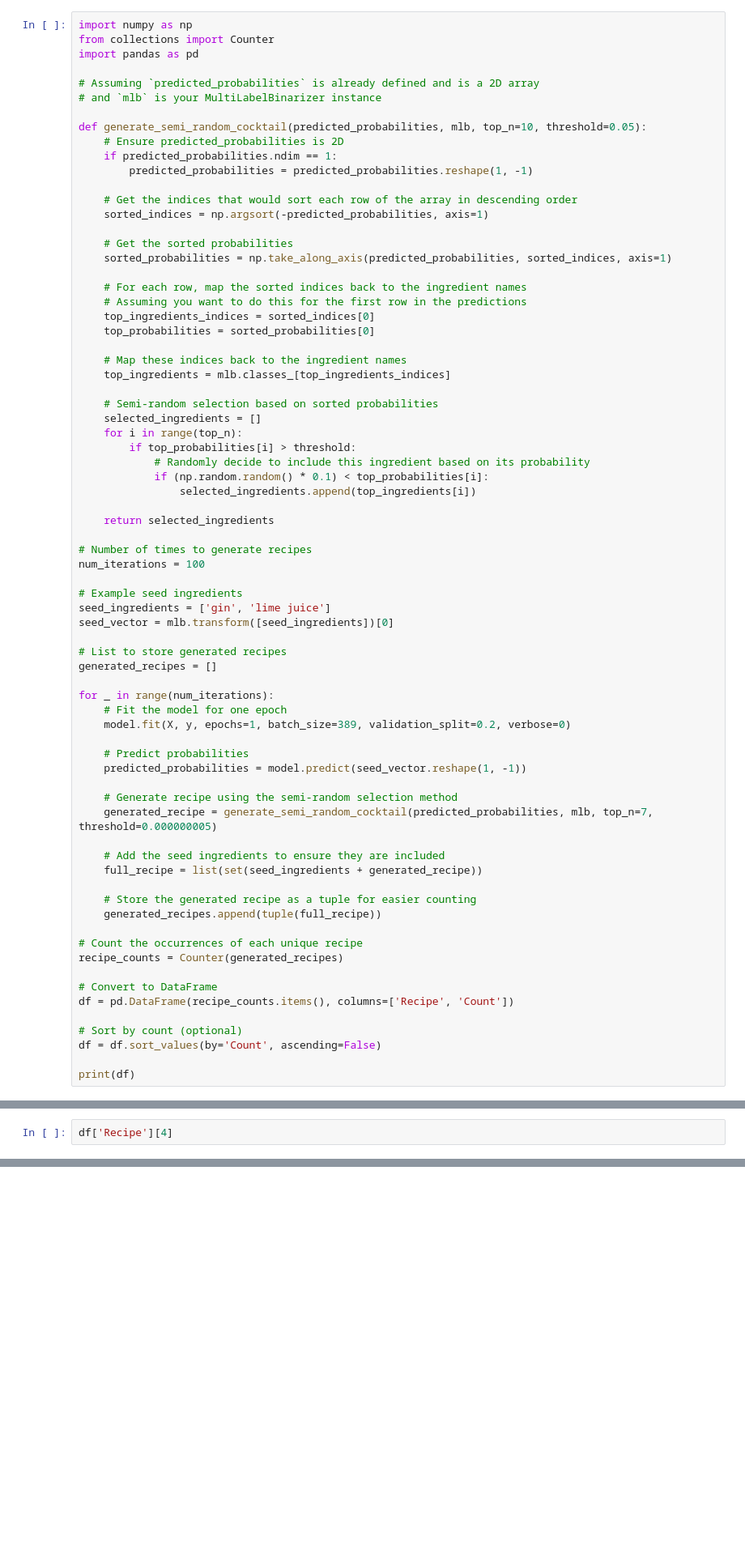
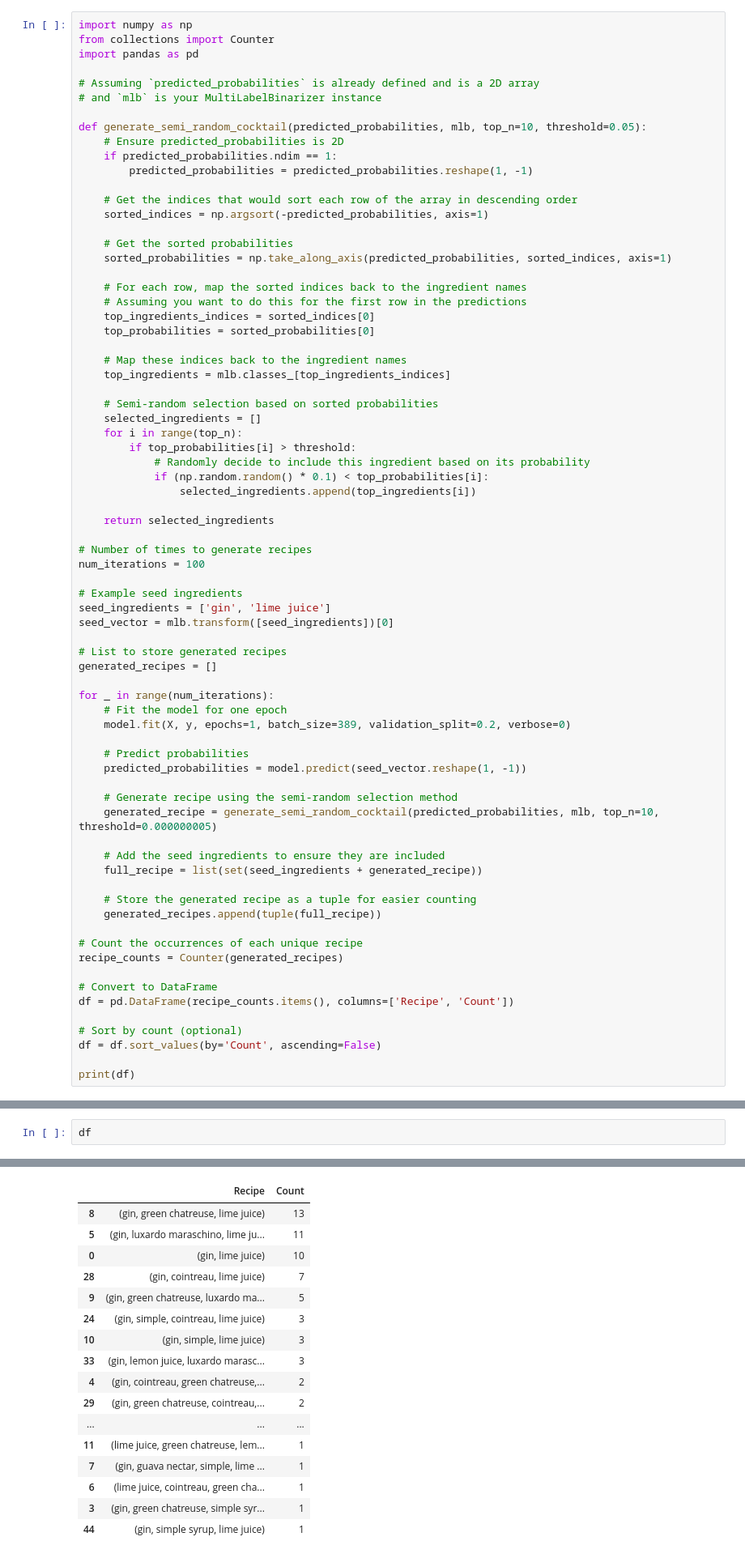
Before and after one commit to CSergiy/AI-Cocktails, a Jupyter notebook: Notebooks/Cocktail Recipe Generation.ipynb, the cells around one changed output, grey strips where cells are left out. Shown at 81% size. Saved outputs shown, nothing was run; the diff lists cells and outputs as text; blank space fills up the shorter version.

```diff
--- a/Notebooks/Cocktail Recipe Generation.ipynb
+++ b/Notebooks/Cocktail Recipe Generation.ipynb
@@ -416,7 +431,7 @@ for _ in range(num_iterations):
     predicted_probabilities = model.predict(seed_vector.reshape(1, -1))
 
     # Generate recipe using the semi-random selection method
-    generated_recipe = generate_semi_random_cocktail(predicted_probabilities, mlb, top_n=7, threshold=0.000000005)
+    generated_recipe = generate_semi_random_cocktail(predicted_probabilities, mlb, top_n=10, threshold=0.000000005)
 
     # Add the seed ingredients to ensure they are included
     full_recipe = list(set(seed_ingredients + generated_recipe))
@@ -455,3 +470,3 @@ print(df)
 # %%
-df['Recipe'][4]
+df
 # %% [output]
@@ -462,0 +473,17 @@ df['Recipe'][4]
+|  | Recipe | Count |
+| 8 | (gin, green chatreuse, lime juice) | 13 |
+| 5 | (gin, luxardo maraschino, lime ju... | 11 |
+| 0 | (gin, lime juice) | 10 |
+| 28 | (gin, cointreau, lime juice) | 7 |
+| 9 | (gin, green chatreuse, luxardo ma... | 5 |
+| 24 | (gin, simple, cointreau, lime juice) | 3 |
+| 10 | (gin, simple, lime juice) | 3 |
+| 33 | (gin, lemon juice, luxardo marasc... | 3 |
+| 4 | (gin, cointreau, green chatreuse,... | 2 |
+| 29 | (gin, green chatreuse, cointreau,... | 2 |
+| ... | ... | ... |
+| 11 | (lime juice, green chatreuse, lem... | 1 |
+| 7 | (gin, guava nectar, simple, lime ... | 1 |
+| 6 | (lime juice, cointreau, green cha... | 1 |
+| 3 | (gin, green chatreuse, simple syr... | 1 |
+| 44 | (gin, simple syrup, lime juice) | 1 |
```
Also changed, not shown: parts of 9 cells of this notebook.
